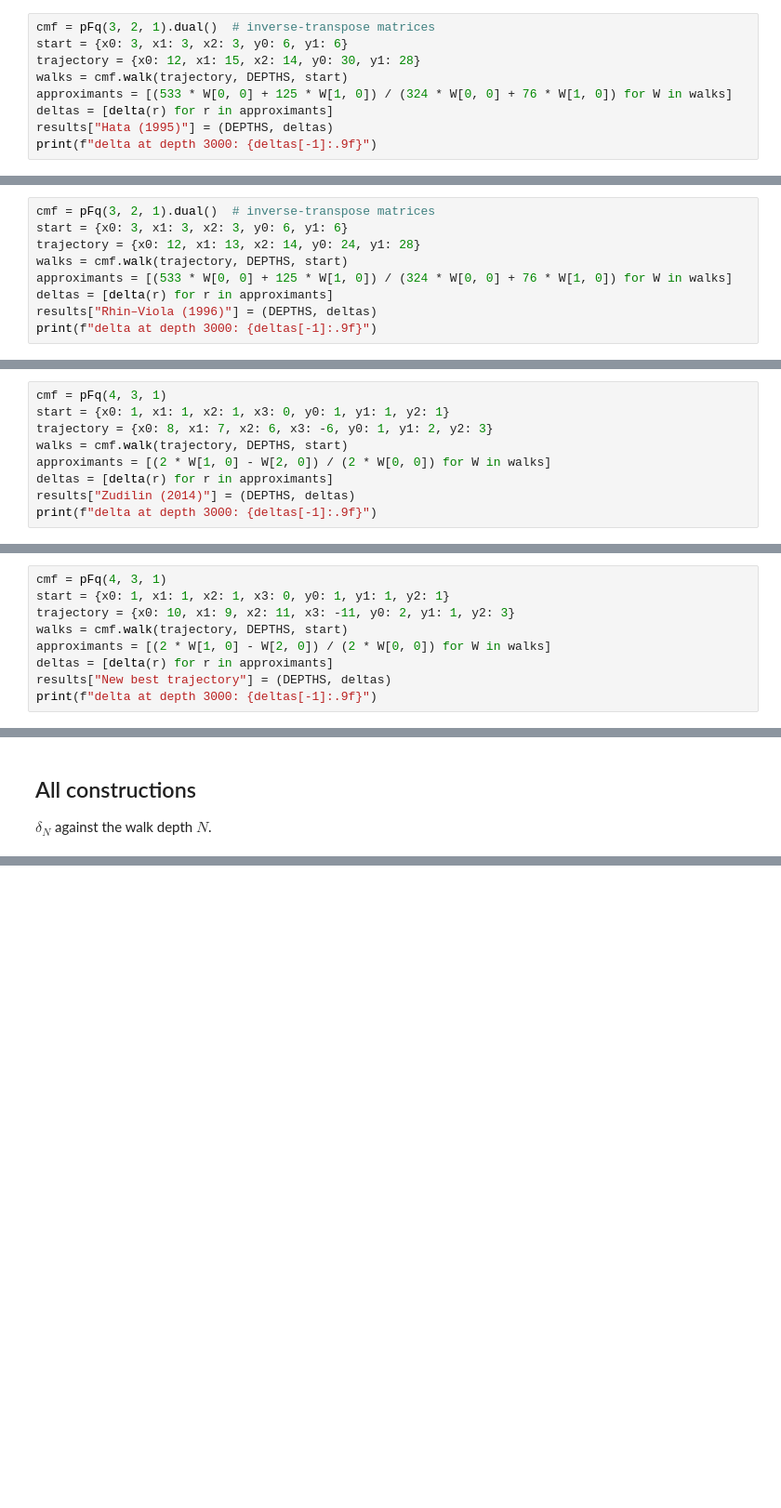
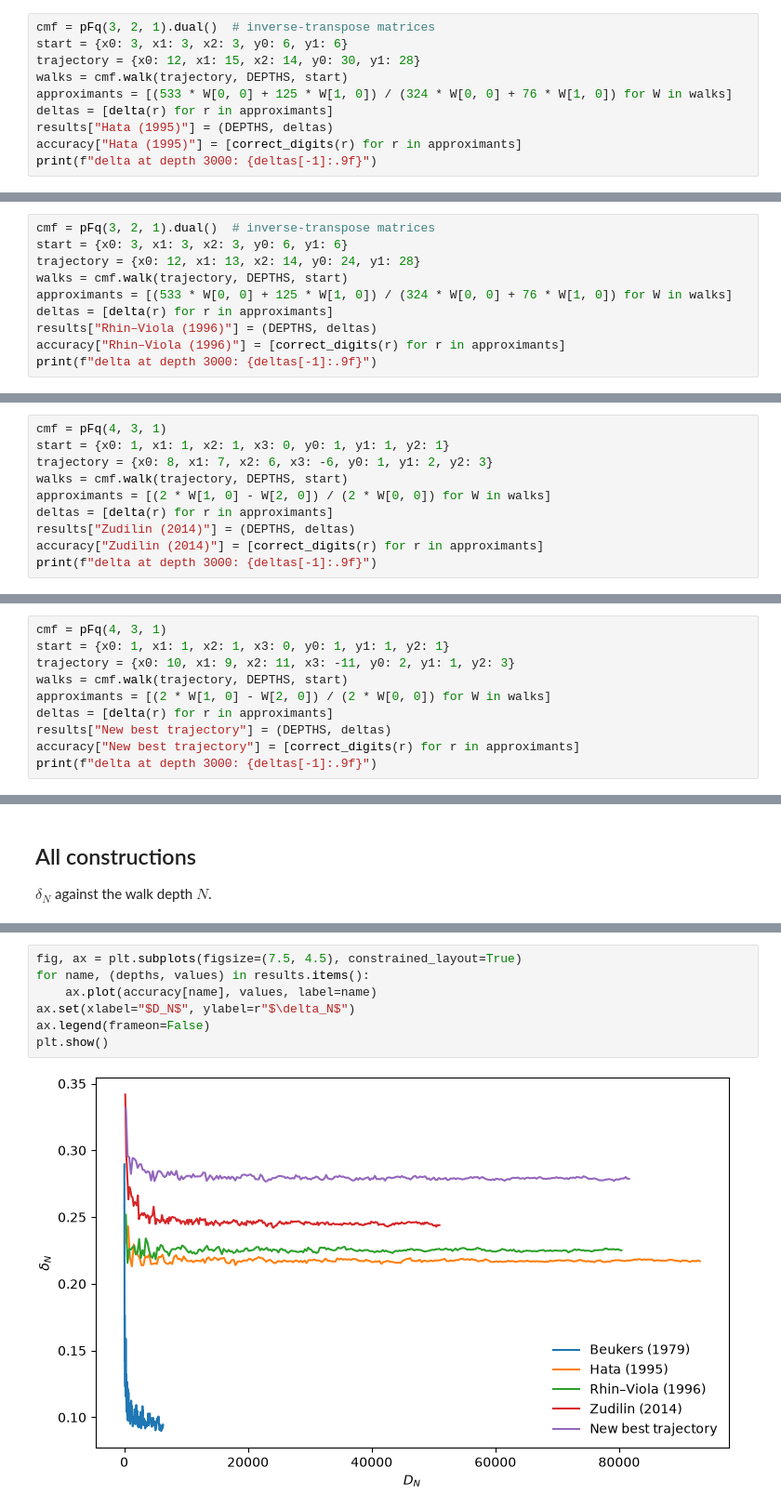
Before and after one commit to RamanujanMachine/new_directions_notebooks, a Jupyter notebook: zeta2_history.ipynb, the cells around one changed output, grey strips where cells are left out. Shown at 93% size. Saved outputs shown, nothing was run; the diff lists cells and outputs as text; blank space fills up the shorter version.

```diff
--- a/zeta2_history.ipynb
+++ b/zeta2_history.ipynb
@@ -87,6 +96,7 @@ walks = cmf.walk(trajectory, DEPTHS, start)
 approximants = [(533 * W[0, 0] + 125 * W[1, 0]) / (324 * W[0, 0] + 76 * W[1, 0]) for W in walks]
 deltas = [delta(r) for r in approximants]
 results["Hata (1995)"] = (DEPTHS, deltas)
+accuracy["Hata (1995)"] = [correct_digits(r) for r in approximants]
 print(f"delta at depth 3000: {deltas[-1]:.9f}")
 # %% [output]
 delta at depth 3000: 0.216929455
@@ -107,6 +117,7 @@ walks = cmf.walk(trajectory, DEPTHS, start)
 approximants = [(533 * W[0, 0] + 125 * W[1, 0]) / (324 * W[0, 0] + 76 * W[1, 0]) for W in walks]
 deltas = [delta(r) for r in approximants]
 results["Rhin–Viola (1996)"] = (DEPTHS, deltas)
+accuracy["Rhin–Viola (1996)"] = [correct_digits(r) for r in approximants]
 print(f"delta at depth 3000: {deltas[-1]:.9f}")
 # %% [output]
 delta at depth 3000: 0.225083194
@@ -128,6 +139,7 @@ walks = cmf.walk(trajectory, DEPTHS, start)
 approximants = [(2 * W[1, 0] - W[2, 0]) / (2 * W[0, 0]) for W in walks]
 deltas = [delta(r) for r in approximants]
 results["Zudilin (2014)"] = (DEPTHS, deltas)
+accuracy["Zudilin (2014)"] = [correct_digits(r) for r in approximants]
 print(f"delta at depth 3000: {deltas[-1]:.9f}")
 # %% [output]
 delta at depth 3000: 0.243990507
@@ -153,6 +165,7 @@ walks = cmf.walk(trajectory, DEPTHS, start)
 approximants = [(2 * W[1, 0] - W[2, 0]) / (2 * W[0, 0]) for W in walks]
 deltas = [delta(r) for r in approximants]
 results["New best trajectory"] = (DEPTHS, deltas)
+accuracy["New best trajectory"] = [correct_digits(r) for r in approximants]
 print(f"delta at depth 3000: {deltas[-1]:.9f}")
 # %% [output]
 delta at depth 3000: 0.278673338
@@ -172,3 +202,12 @@ plt.show()
+# %%
+fig, ax = plt.subplots(figsize=(7.5, 4.5), constrained_layout=True)
+for name, (depths, values) in results.items():
+    ax.plot(accuracy[name], values, label=name)
+ax.set(xlabel="$D_N$", ylabel=r"$\delta_N$")
+ax.legend(frameon=False)
+plt.show()
+# %% [output]
+[figure, added]
 # %% [markdown]
 ### Other missing $\zeta(2)$ fields
 
```
Also changed, not shown: parts of 8 cells of this notebook, 5 other files.
